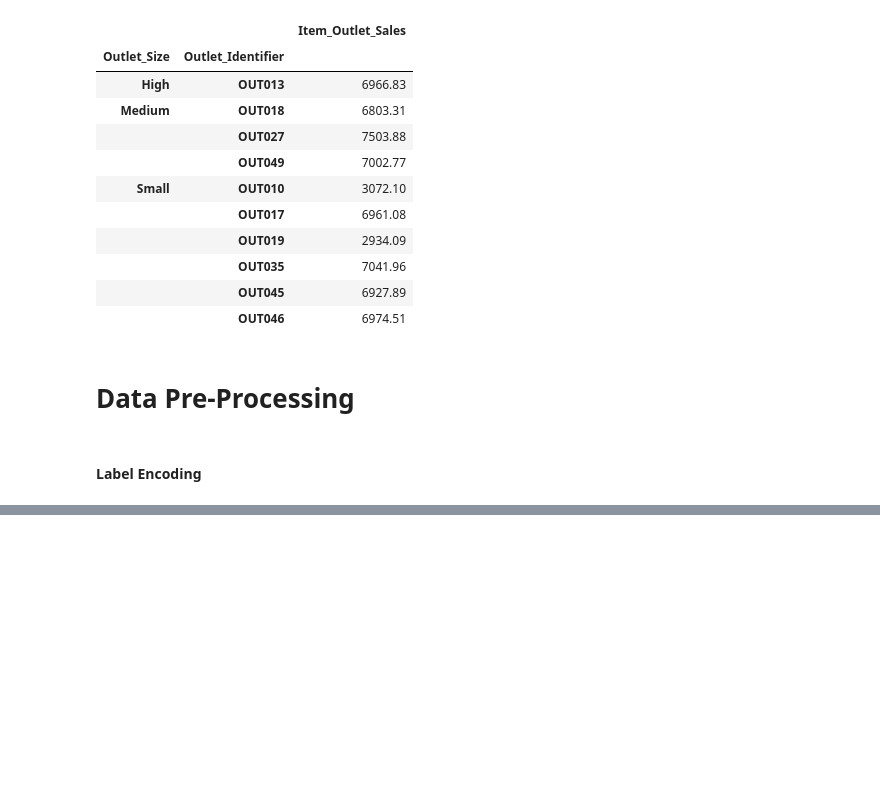
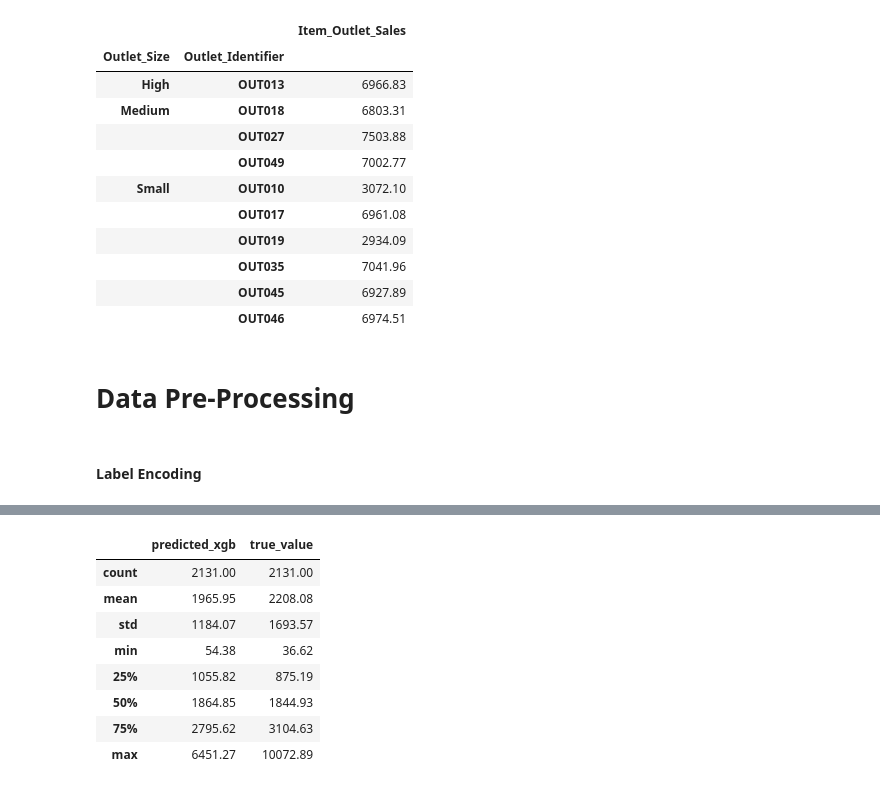
Before and after one commit to NEERAJDVENOM/Big-Mart-sales-pr, a Jupyter notebook: Big_Mart_Sales_Prediction.ipynb, the cells around one changed output, grey strips where cells are left out. Drawn from its saved outputs; the diff is of its cells as text; code cells hidden in the pictures; blank space fills up the shorter version.

```diff
--- a/Big_Mart_Sales_Prediction.ipynb
+++ b/Big_Mart_Sales_Prediction.ipynb
@@ -607,0 +950,12 @@ df.shape
+# %%
+a.describe()
+# %% [output]
+|  | predicted_xgb | true_value |
+| count | 2131.00 | 2131.00 |
+| mean | 1965.95 | 2208.08 |
+| std | 1184.07 | 1693.57 |
+| min | 54.38 | 36.62 |
+| 25% | 1055.82 | 875.19 |
+| 50% | 1864.85 | 1844.93 |
+| 75% | 2795.62 | 3104.63 |
+| max | 6451.27 | 10072.89 |
```
Also changed, not shown: parts of 66 cells of this notebook.
